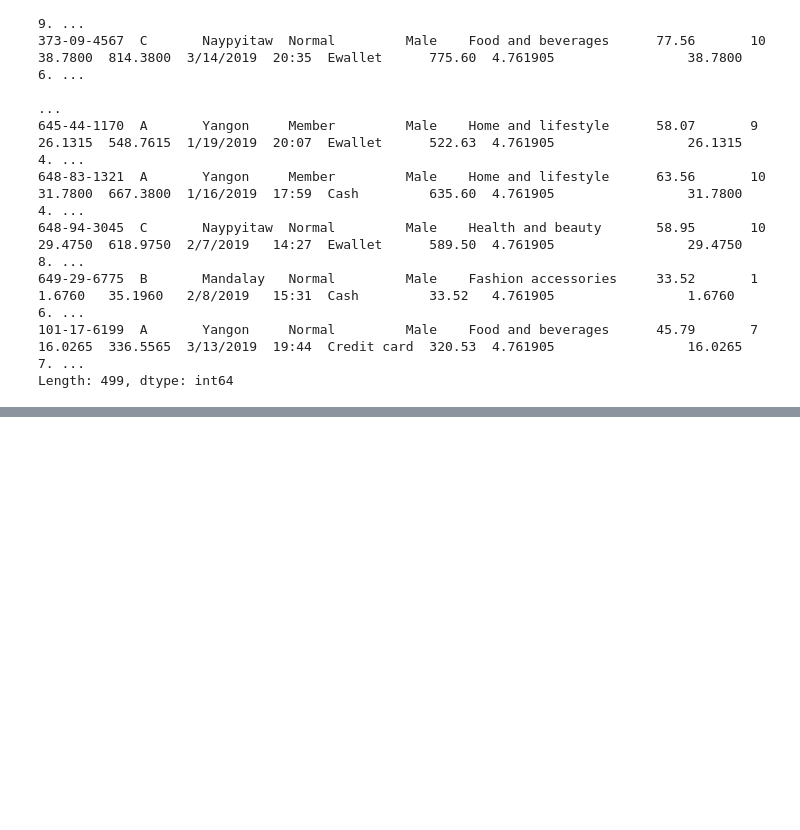
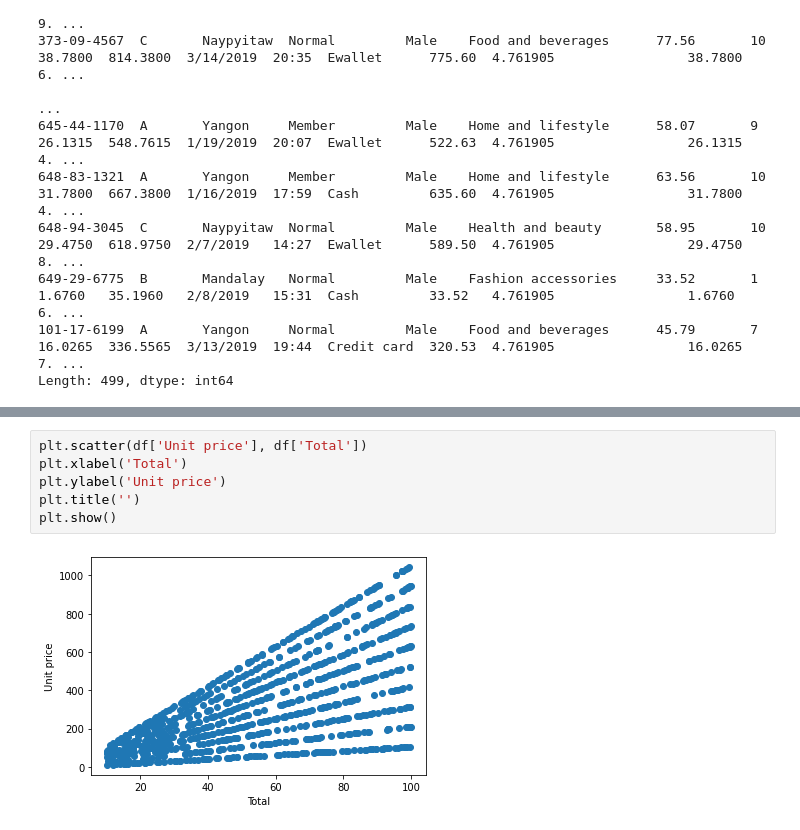
Before and after one commit to BhargavAniketh2626/MachineLearning, a Jupyter notebook: Machine_Learning_practical_1.ipynb, the cells around one changed output, grey strips where cells are left out. Drawn from its saved outputs; the diff is of its cells as text; blank space fills up the shorter version.

```diff
--- a/Machine_Learning_practical_1.ipynb
+++ b/Machine_Learning_practical_1.ipynb
@@ -95,0 +120,8 @@ plt.show()
+# %%
+plt.scatter(df['Unit price'], df['Total'])
+plt.xlabel('Total')
+plt.ylabel('Unit price')
+plt.title('')
+plt.show()
+# %% [output]
+[figure, added]
```
Also changed, not shown: parts of 7 cells of this notebook.
